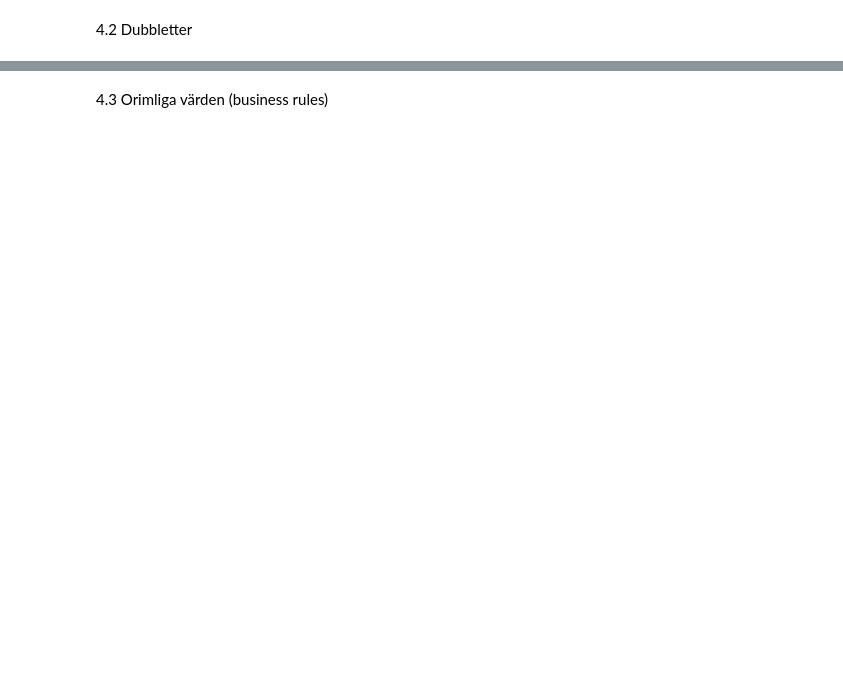
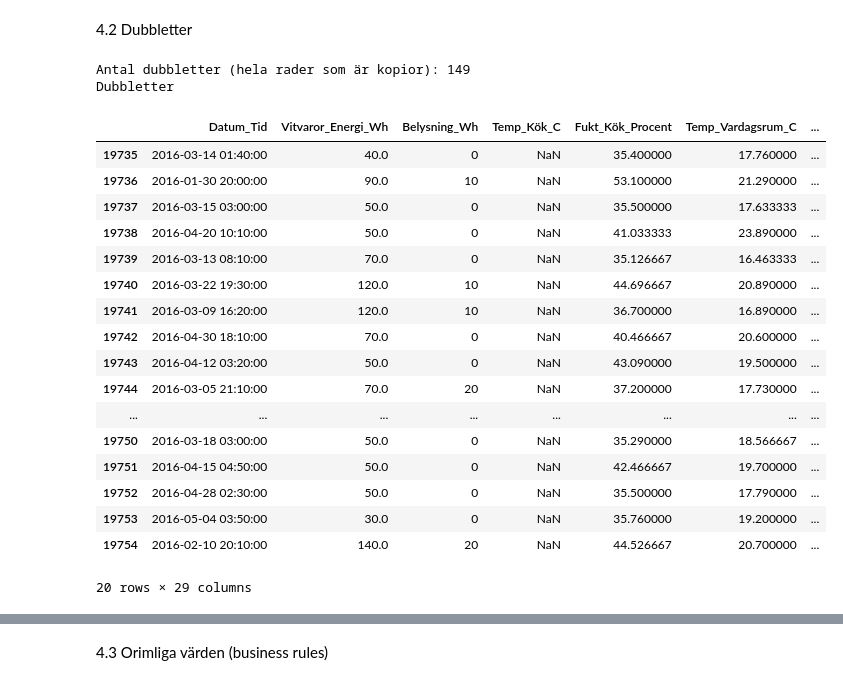
Before and after one commit to TheProgrammer1000/big-data-iot-labs, a Jupyter notebook: lab2-datarensning/Lab2/Lab2-Datarensning.ipynb, the cells around one changed output, grey strips where cells are left out. Drawn from its saved outputs; the diff is of its cells as text; code cells hidden in the pictures; blank space fills up the shorter version.

```diff
--- a/lab2-datarensning/Lab2/Lab2-Datarensning.ipynb
+++ b/lab2-datarensning/Lab2/Lab2-Datarensning.ipynb
@@ -57,6 +128,30 @@ display(df_home_home.isna().sum())  # isna().sum() räknar hur många NaN finns
 4.2 Dubbletter
 # %%
 print("Antal dubbletter (hela rader som är kopior):",
-df_home_home.duplicated().sum())
-dups = df_home_home_home[df_home_home.duplicated()]
+df.duplicated().sum())
+dups = df[df.duplicated()]
+
+print("Dubbletter")
+dups.head(20)
+# %% [output]
+Antal dubbletter (hela rader som är kopior): 149
+Dubbletter
+|  | Datum_Tid | Vitvaror_Energi_Wh | Belysning_Wh | Temp_Kök_C | Fukt_Kök_Procent | Temp_Vardagsrum_C | ... |
+| 19735 | 2016-03-14 01:40:00 | 40.0 | 0 | NaN | 35.400000 | 17.760000 | ... |
+| 19736 | 2016-01-30 20:00:00 | 90.0 | 10 | NaN | 53.100000 | 21.290000 | ... |
+| 19737 | 2016-03-15 03:00:00 | 50.0 | 0 | NaN | 35.500000 | 17.633333 | ... |
+| 19738 | 2016-04-20 10:10:00 | 50.0 | 0 | NaN | 41.033333 | 23.890000 | ... |
+| 19739 | 2016-03-13 08:10:00 | 70.0 | 0 | NaN | 35.126667 | 16.463333 | ... |
+| 19740 | 2016-03-22 19:30:00 | 120.0 | 10 | NaN | 44.696667 | 20.890000 | ... |
+| 19741 | 2016-03-09 16:20:00 | 120.0 | 10 | NaN | 36.700000 | 16.890000 | ... |
+| 19742 | 2016-04-30 18:10:00 | 70.0 | 0 | NaN | 40.466667 | 20.600000 | ... |
+| 19743 | 2016-04-12 03:20:00 | 50.0 | 0 | NaN | 43.090000 | 19.500000 | ... |
+| 19744 | 2016-03-05 21:10:00 | 70.0 | 20 | NaN | 37.200000 | 17.730000 | ... |
+| ... | ... | ... | ... | ... | ... | ... | ... |
+| 19750 | 2016-03-18 03:00:00 | 50.0 | 0 | NaN | 35.290000 | 18.566667 | ... |
+| 19751 | 2016-04-15 04:50:00 | 50.0 | 0 | NaN | 42.466667 | 19.700000 | ... |
+| 19752 | 2016-04-28 02:30:00 | 50.0 | 0 | NaN | 35.500000 | 17.790000 | ... |
+| 19753 | 2016-05-04 03:50:00 | 30.0 | 0 | NaN | 35.760000 | 19.200000 | ... |
+| 19754 | 2016-02-10 20:10:00 | 140.0 | 20 | NaN | 44.526667 | 20.700000 | ... |
+20 rows × 29 columns
 # %%
```
Also changed, not shown: parts of 29 cells of this notebook, 1 other file.
